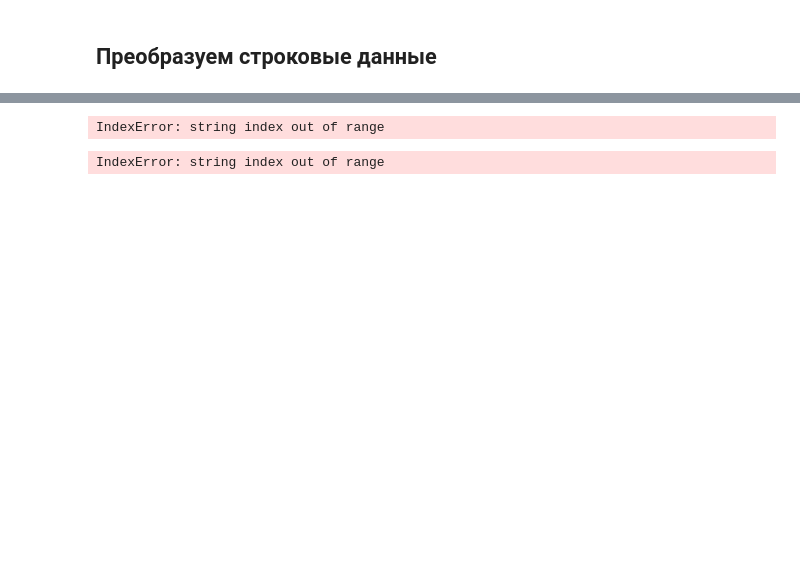
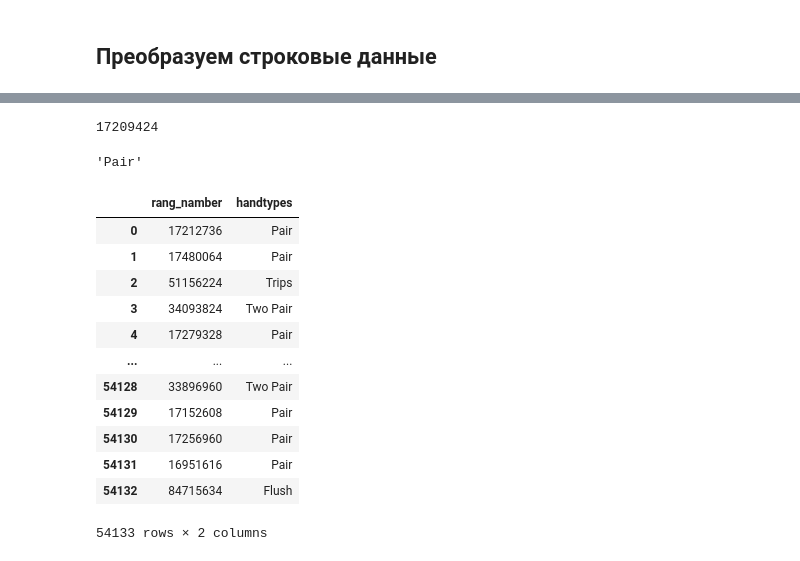
Before and after one commit to meraline/Analyz_Pokera, a Jupyter notebook: analiz_poker_v4.ipynb, the cells around one changed output, grey strips where cells are left out. Cells and saved outputs as stored; diff of their text form; code cells hidden in the pictures; blank space fills up the shorter version.

```diff
--- a/analiz_poker_v4.ipynb
+++ b/analiz_poker_v4.ipynb
@@ -146,21 +150,48 @@ df.head()
 # %%
 # напишем функцию получения ранг комбинации
 
-def rang_n(hand):
+def evaluate_(hand):
     """
     На вход получает карты, на выход
     число ранг по eval7
     """
-    hand.split()
     hand_ev = [eval7.Card(s) for s in (hand)]
+    return eval7.evaluate(hand_ev)
 
-    return eval7.evaluate(hand_ev)
+a = ('Jh', 'Td', '8h', '8c', '7c', '3h', '6d')
+evaluate_(a)
 # %% [output]
-IndexError: string index out of range
+17209424
+# %%
+# напишем функцию получения названия ранга
+
+def handtype_(rang):
+    """
+    На вход получает ранг, на выход
+    название
+    """
+    return eval7.handtype(rang)
+
+handtype_(17209424)
+# %% [output]
+'Pair'
 # %%
 # Применим функцию к столбцу hand  и запишем в новый столбец rang_namber
 
-df['rang_namber'] = df['hand_rang'].apply(rang_n)
-df['rang_namber']
+df['rang_namber'] = df['hand_rang'].str.split().apply(evaluate_)
+df['handtypes'] = df['rang_namber'].apply(handtype_)
+df[['rang_namber', 'handtypes']]
 # %% [output]
+|  | rang_namber | handtypes |
+| 0 | 17212736 | Pair |
+| 1 | 17480064 | Pair |
+| 2 | 51156224 | Trips |
+| 3 | 34093824 | Two Pair |
+| 4 | 17279328 | Pair |
+| ... | ... | ... |
+| 54128 | 33896960 | Two Pair |
+| 54129 | 17152608 | Pair |
+| 54130 | 17256960 | Pair |
+| 54131 | 16951616 | Pair |
+| 54132 | 84715634 | Flush |
-IndexError: string index out of range
+54133 rows × 2 columns
```
Also changed, not shown: parts of 11 cells of this notebook.
